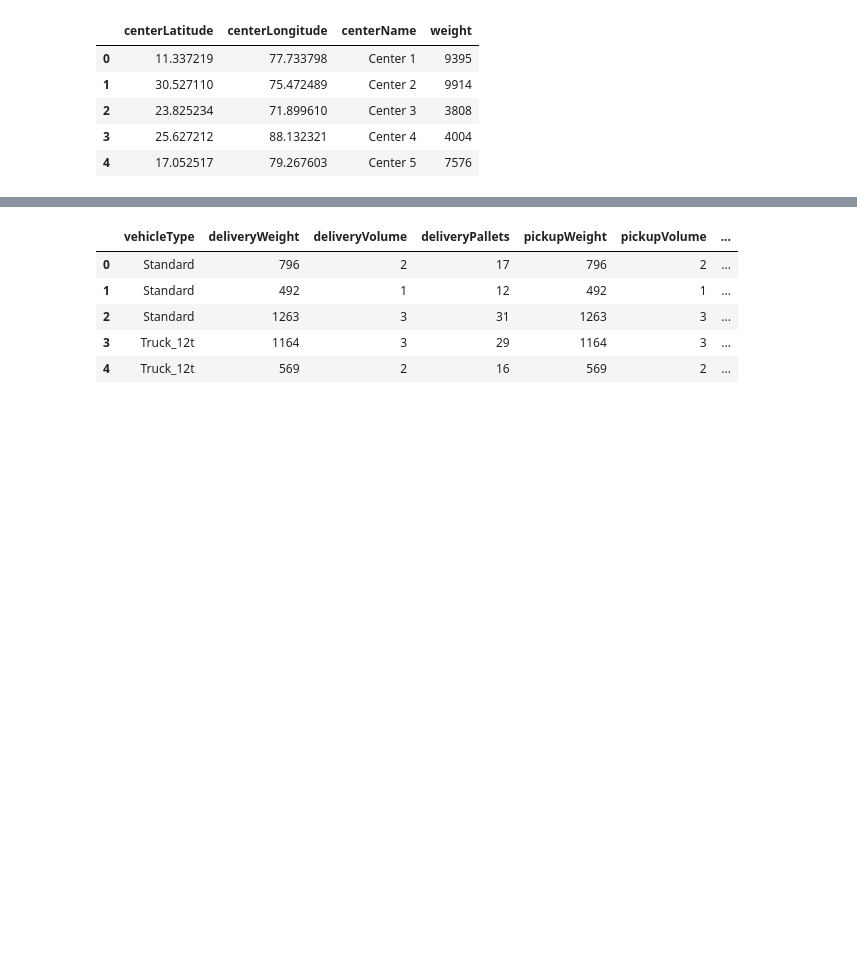
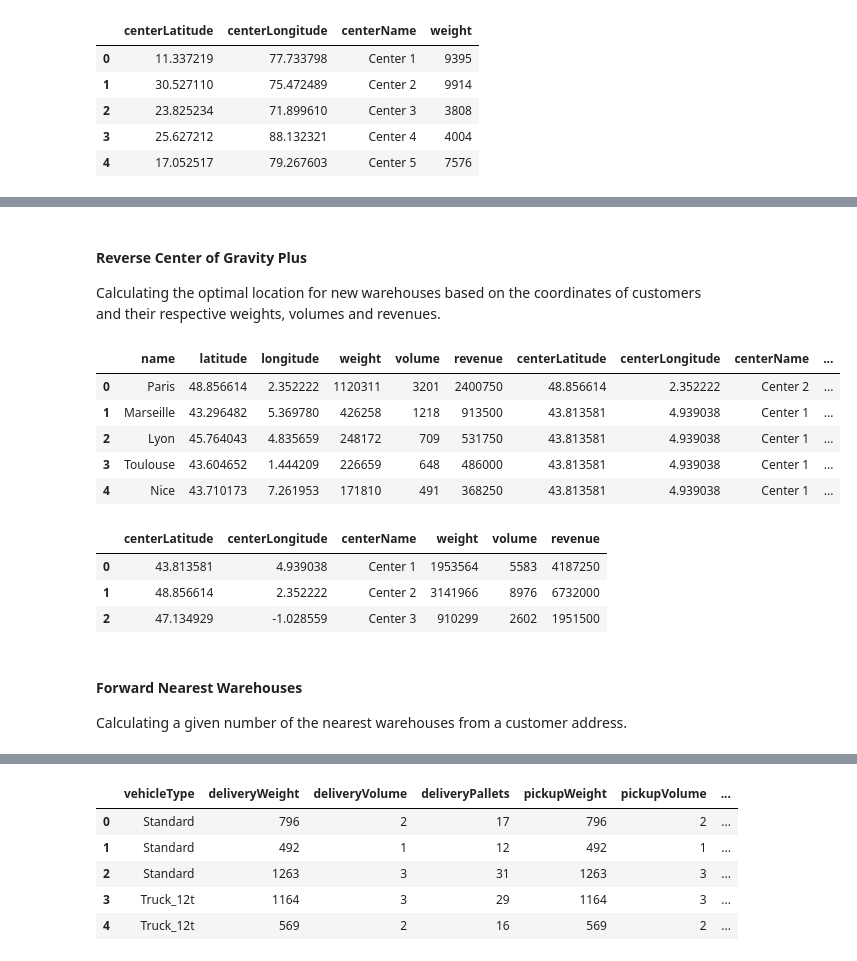
Before and after one commit to log-hub/log-hub-python, a Jupyter notebook: examples/pyloghub_package_demo.ipynb, the cells around one changed output, grey strips where cells are left out. Saved outputs shown, nothing was run; the diff lists cells and outputs as text; code cells hidden in the pictures; blank space fills up the shorter version.

```diff
--- a/examples/pyloghub_package_demo.ipynb
+++ b/examples/pyloghub_package_demo.ipynb
@@ -252,0 +553,30 @@ display(centers_df.head())
+# %% [markdown]
+#### Reverse Center of Gravity Plus
+Calculating the optimal location for new warehouses based on the coordinates of customers and their respective weights, volumes and revenues.
+# %%
+from IPython.display import display
+from pyloghub.center_of_gravity_plus import reverse_center_of_gravity_plus_sample_data, reverse_center_of_gravity_plus
+
+sample_data = reverse_center_of_gravity_plus_sample_data()
+
+coordinates_df = sample_data['coordinates']
+parameters =sample_data['parameters']
+save_scenario = sample_data['saveScenarioParameters']
+
+assigned_geocodes_df, centers_df = reverse_center_of_gravity_plus(coordinates_df, parameters, api_key, save_scenario)
+display(assigned_geocodes_df.head())
+display(centers_df.head())
+# %% [output]
+|  | name | latitude | longitude | weight | volume | revenue | centerLatitude | centerLongitude | centerName | ... |
+| 0 | Paris | 48.856614 | 2.352222 | 1120311 | 3201 | 2400750 | 48.856614 | 2.352222 | Center 2 | ... |
+| 1 | Marseille | 43.296482 | 5.369780 | 426258 | 1218 | 913500 | 43.813581 | 4.939038 | Center 1 | ... |
+| 2 | Lyon | 45.764043 | 4.835659 | 248172 | 709 | 531750 | 43.813581 | 4.939038 | Center 1 | ... |
+| 3 | Toulouse | 43.604652 | 1.444209 | 226659 | 648 | 486000 | 43.813581 | 4.939038 | Center 1 | ... |
+| 4 | Nice | 43.710173 | 7.261953 | 171810 | 491 | 368250 | 43.813581 | 4.939038 | Center 1 | ... |
+|  | centerLatitude | centerLongitude | centerName | weight | volume | revenue |
+| 0 | 43.813581 | 4.939038 | Center 1 | 1953564 | 5583 | 4187250 |
+| 1 | 48.856614 | 2.352222 | Center 2 | 3141966 | 8976 | 6732000 |
+| 2 | 47.134929 | -1.028559 | Center 3 | 910299 | 2602 | 1951500 |
+# %% [markdown]
+#### Forward Nearest Warehouses
+Calculating a given number of the nearest warehouses from a customer address.
```
Also changed, not shown: parts of 70 cells of this notebook, 2 other files.
